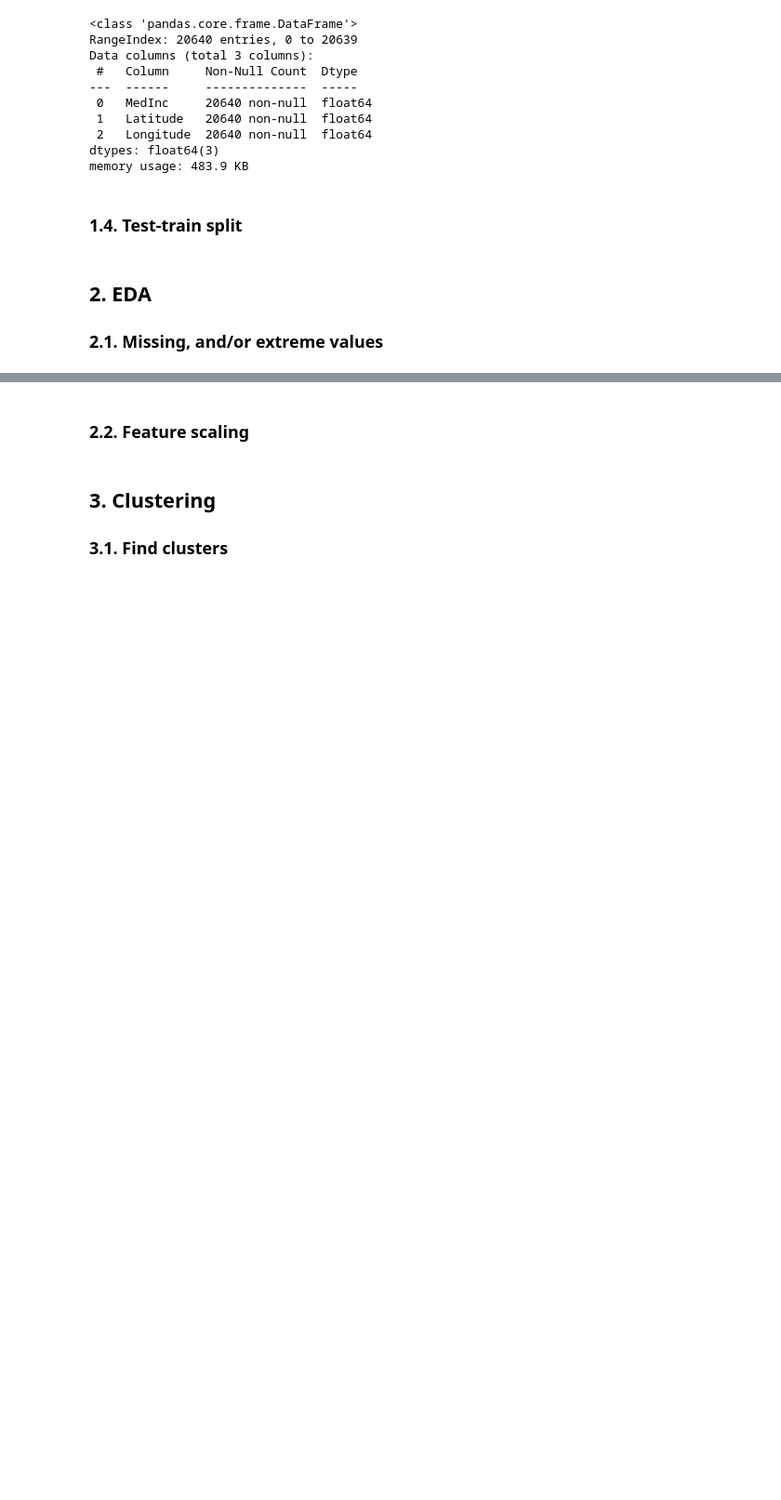
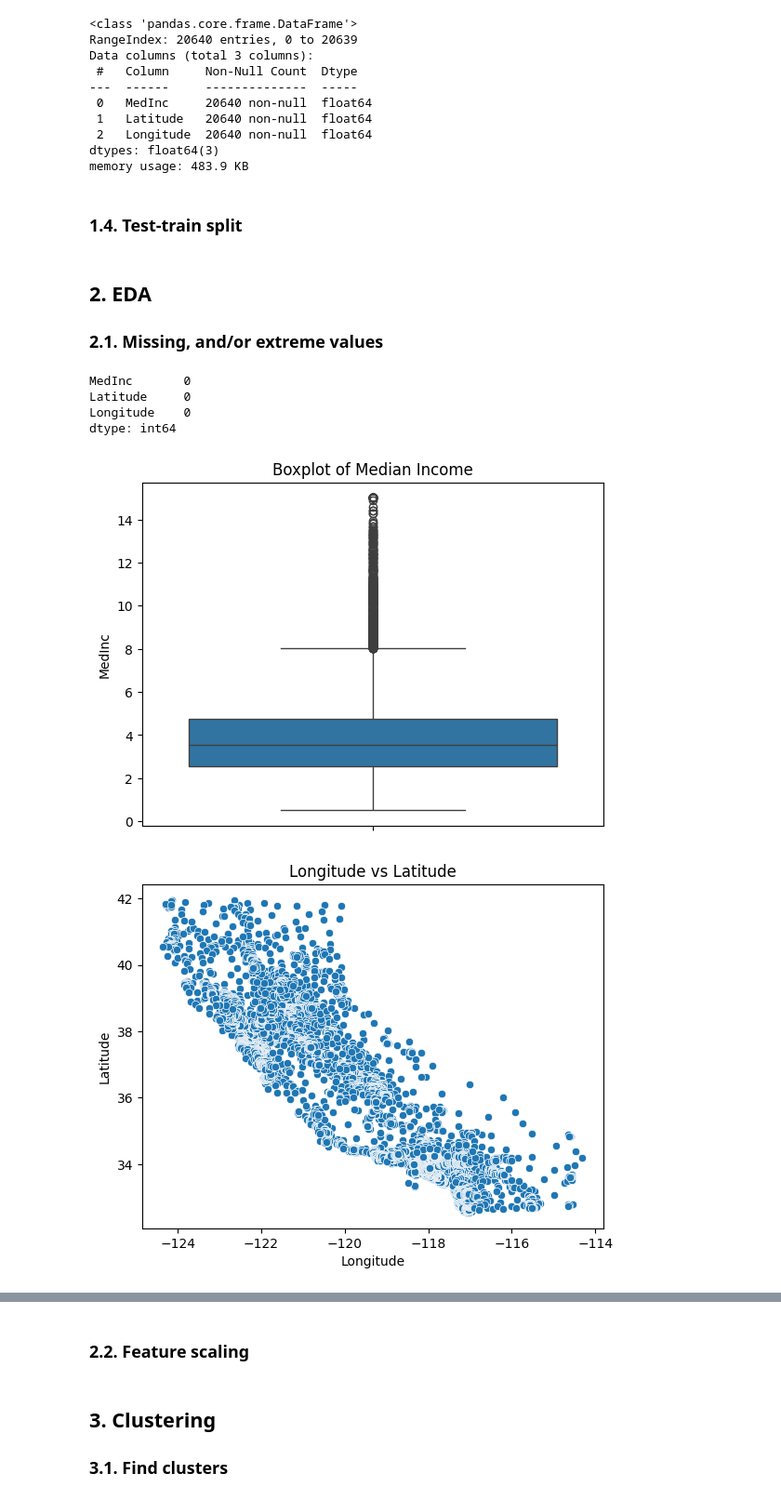
Before and after one commit to 4GeeksAcademy/MikeB-k-means, a Jupyter notebook: src/mvp.ipynb, the cells around one changed output, grey strips where cells are left out. Shown at 93% size. Saved outputs shown, nothing was run; the diff lists cells and outputs as text; code cells hidden in the pictures; blank space fills up the shorter version.

```diff
--- a/src/mvp.ipynb
+++ b/src/mvp.ipynb
@@ -54,5 +99,22 @@ memory usage: 483.9 KB
 ### 2.1. Missing, and/or extreme values
 # %%
 # Your code here...
+print(data_df.isnull().sum())
 
 # The dataset is pretty clean already, and we only have three features - but it never hurts to plot a few histograms to take a look at the shape of the data
+# %% [output]
+MedInc       0
+Latitude     0
+Longitude    0
+dtype: int64
+# %%
+sns.boxplot(data_df['MedInc'])
+plt.title('Boxplot of Median Income')
+plt.show()
+
+sns.scatterplot(x=data_df['Longitude'], y=data_df['Latitude'])
+plt.title('Longitude vs Latitude')
+plt.show()
+# %% [output]
+[figure, added]
+[figure, added]
```
Also changed, not shown: parts of 19 cells of this notebook.
